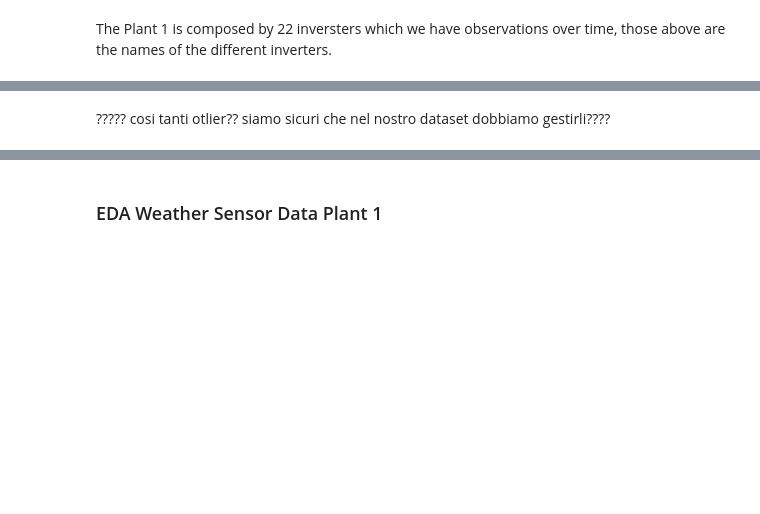
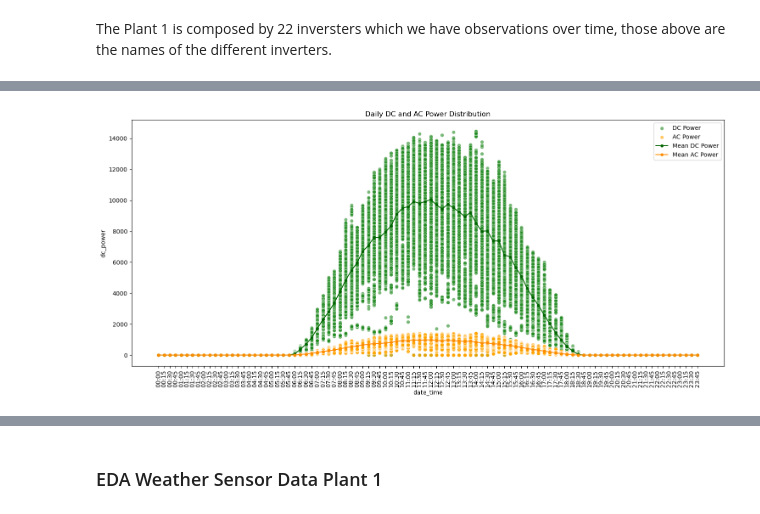
Before and after one commit to Christian-Braga/energy_forecast_ML, a Jupyter notebook: Chris_test_py.ipynb, the cells around one changed output, grey strips where cells are left out. Cells and saved outputs as stored; diff of their text form; code cells hidden in the pictures; blank space fills up the shorter version.

```diff
--- a/Chris_test_py.ipynb
+++ b/Chris_test_py.ipynb
@@ -245,2 +218,20 @@ p1_gen_df.loc[(p1_gen_df['dc_power'] > upper_limit) | (p1_gen_df['dc_power'] < l
-# %% [markdown]
-????? cosi tanti otlier?? siamo sicuri che nel nostro dataset dobbiamo gestirli????
+# %%
+def daily_dc_ac_distribution():
+    copy_df = p1_gen_df.copy()
+    copy_df['date_time'] = copy_df['date_time'].dt.strftime('%H:%M')
+    mean_dc = copy_df.groupby('date_time')['dc_power'].mean().reset_index()
+    mean_ac = copy_df.groupby('date_time')['ac_power'].mean().reset_index()
+    plt.figure(figsize=(15, 7))
+    sns.scatterplot(data=copy_df, x='date_time', y='dc_power', alpha=0.6, color='forestgreen', label='DC Power')
+    sns.scatterplot(data=copy_df, x='date_time', y='ac_power', alpha=0.6, color='orange', label='AC Power')
+    plt.plot(mean_dc['date_time'], mean_dc['dc_power'], color='darkgreen', marker='o', linestyle='-', linewidth=1.5, markersize=4, label='Mean DC Power')
+    plt.plot(mean_ac['date_time'], mean_ac['ac_power'], color='darkorange', marker='o', linestyle='-', linewidth=1.5, markersize=4, label='Mean AC Power')
+    plt.title('Daily DC and AC Power Distribution')
+    plt.xticks(rotation=90)
+    plt.legend()
+    plt.tight_layout()
+    plt.show()
+# %%
+daily_dc_ac_distribution()
+# %% [output]
+[figure, added]
```
Also changed, not shown: parts of 19 cells of this notebook.
